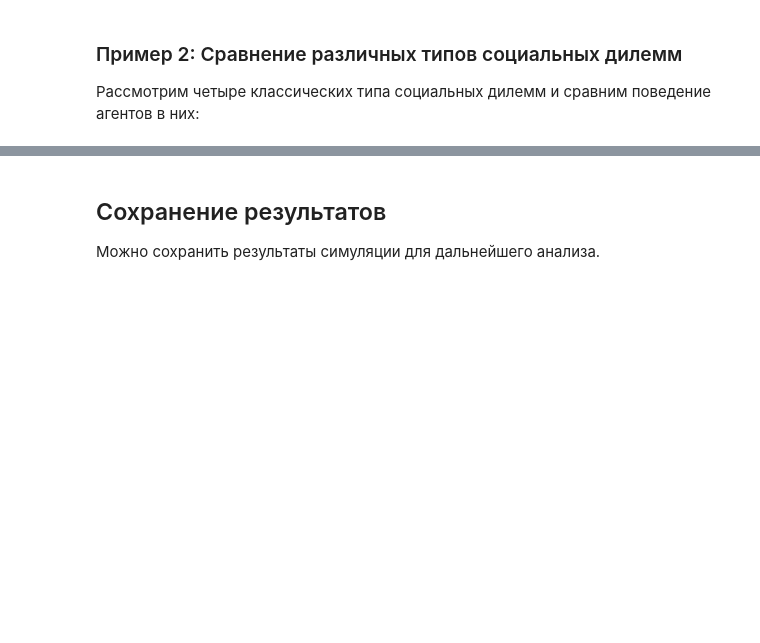
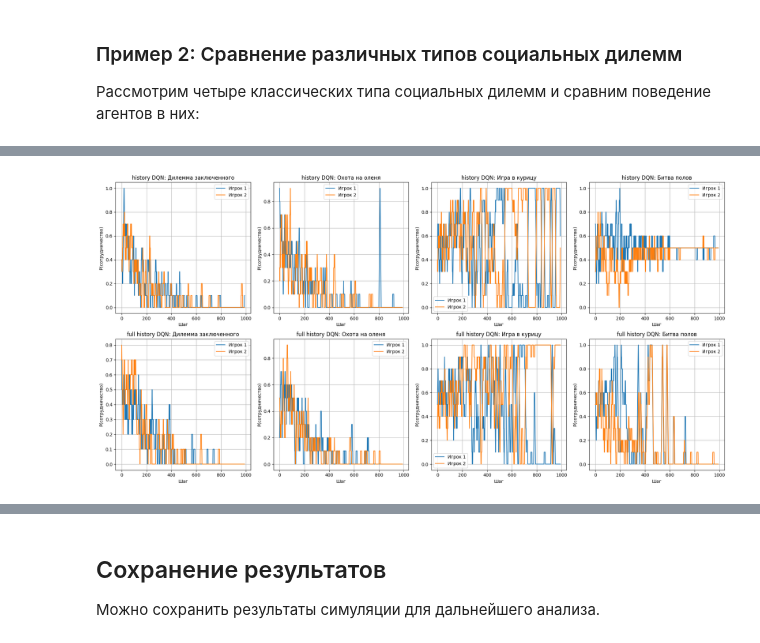
Before and after one commit to ThunderstormXX/TheoryGamesDL, a Jupyter notebook: example_notebook.ipynb, the cells around one changed output, grey strips where cells are left out. Saved outputs shown, nothing was run; the diff lists cells and outputs as text; code cells hidden in the pictures; blank space fills up the shorter version.

```diff
--- a/example_notebook.ipynb
+++ b/example_notebook.ipynb
@@ -130 +108,79 @@ coop_probs1_a2c, coop_probs2_a2c, history_a2c, rewards_a2c = simulate_neural(
+# %%
+# Типы дилемм и их имена
+dilemma_types_neural = ['pd', 'sh', 'ch', 'bs']
+dilemma_names_neural = ['Дилемма заключенного', 'Охота на оленя', 'Игра в курицу', 'Битва полов']
+
+# --- DQN с короткой историей ---
+all_train_probs1_hist = []
+all_train_probs2_hist = []
+
+# --- DQN с полной историей ---
+all_train_probs1_fullhist = []
+all_train_probs2_fullhist = []
+
+for dilemma_type in dilemma_types_neural:
+    # history_dqn (теперь с возвратом трейна)
+    _, _, train_history, _ = simulate_neural(
+        dilemma_type=dilemma_type,
+        agent_type="history_dqn",
+        episodes=1000,
+        eval_episodes=100,
+        show_plots=False,
+        history_size=1,
+        return_train_data=True
+    )
+    probs1 = [p[0] for p in train_history]
+    probs2 = [p[1] for p in train_history]
+    all_train_probs1_hist.append(probs1)
+    all_train_probs2_hist.append(probs2)
+
+    # full_history_dqn
+    _, _, train_history_f, _ = simulate_neural(
+        dilemma_type=dilemma_type,
+        agent_type="full_history_dqn",
+        episodes=1000,
+        eval_episodes=100,
+        show_plots=False,
+        history_size=1,
+        return_train_data=True
+    )
+    probs1_f = [p[0] for p in train_history_f]
+    probs2_f = [p[1] for p in train_history_f]
+    all_train_probs1_fullhist.append(probs1_f)
+    all_train_probs2_fullhist.append(probs2_f)
+
+
+plt.figure(figsize=(20, 10))
+
+for i, name in enumerate(dilemma_names_neural):
+    # Сглаженные данные обучения
+    smooth_p1_hist = smooth(all_train_probs1_hist[i], window_size=10)
+    smooth_p2_hist = smooth(all_train_probs2_hist[i], window_size=10)
+    smooth_p1_full = smooth(all_train_probs1_fullhist[i], window_size=10)
+    smooth_p2_full = smooth(all_train_probs2_fullhist[i], window_size=10)
+
+    # Верхний ряд: history DQN
+    plt.subplot(2, 4, i+1)
+    plt.plot(smooth_p1_hist, label='Игрок 1')
+    plt.plot(smooth_p2_hist, label='Игрок 2')
+    plt.title(f'history DQN: {name}')
+    plt.xlabel('Шаг')
+    plt.ylabel('P(сотрудничество)')
+    plt.legend()
+    plt.grid(True)
+
+    # Нижний ряд: full history DQN
+    plt.subplot(2, 4, i+5)
+    plt.plot(smooth_p1_full, label='Игрок 1')
+    plt.plot(smooth_p2_full, label='Игрок 2')
+    plt.title(f'full history DQN: {name}')
+    plt.xlabel('Шаг')
+    plt.ylabel('P(сотрудничество)')
+    plt.legend()
+    plt.grid(True)
+
+plt.tight_layout()
+plt.show()
+# %% [output]
+[figure, added]
 # %% [markdown]
```
Also changed, not shown: parts of 14 cells of this notebook, 4 other files.
